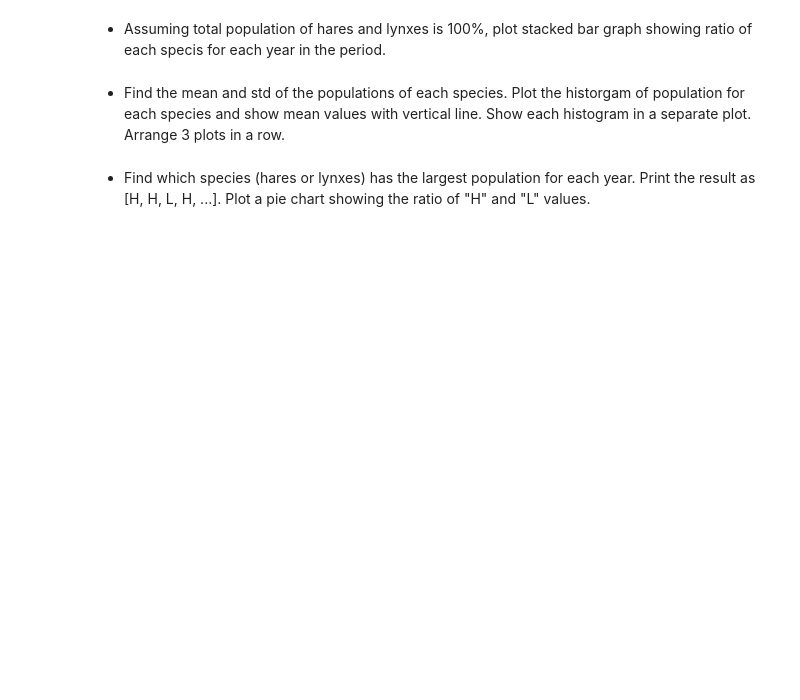
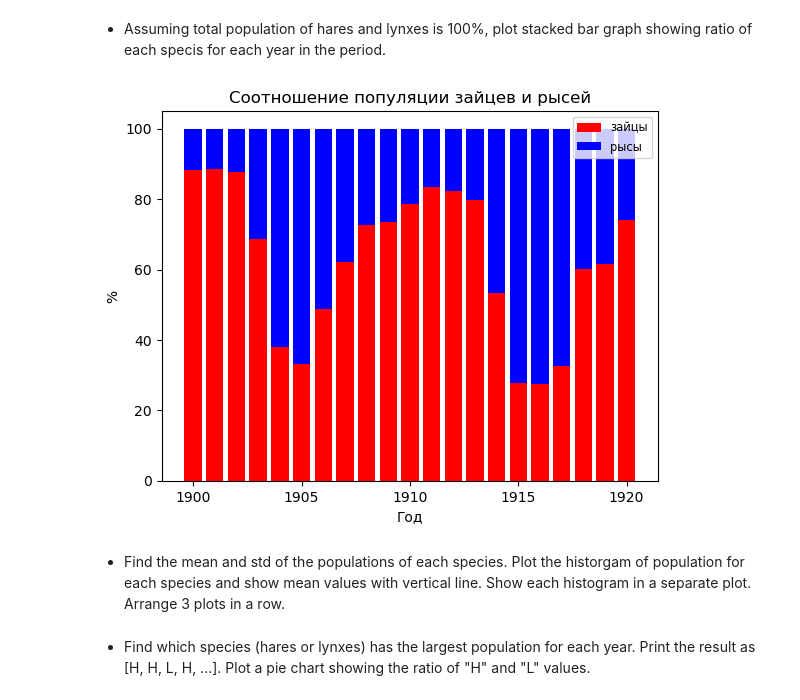
Before and after one commit to EgorovKS/EgorovKS_StatPrac, a Jupyter notebook: 2. numpy+matplotlib.ipynb, the cells around one changed output. Drawn from its saved outputs; the diff is of its cells as text; code cells hidden in the pictures; blank space fills up the shorter version.

```diff
--- a/2. numpy+matplotlib.ipynb
+++ b/2. numpy+matplotlib.ipynb
@@ -817,5 +943,37 @@ and do the following exercises **without for-loops**.
 # %% [markdown]
 - Assuming total population of hares and lynxes is 100%, plot stacked bar graph showing ratio of each specis for each year in the period.
+# %%
+import numpy as np
+import matplotlib.pyplot as plt
+
+data = np.loadtxt('http://www.scipy-lectures.org/_downloads/populations.txt')
+
+years = data[:, 0]
+hares = data[:, 1]
+lynxes = data[:, 2]
+
+#суммарная популяция зайцев и рысей
+hares_and_lynxes = hares + lynxes
+
+#соотношения относительно общей численности
+propotion_of_hares = hares / hares_and_lynxes * 100
+proportion_of_lynxes = lynxes / hares_and_lynxes * 100
+
+#столбачатая диаграма для зайцев
+plt.bar(years, propotion_of_hares, label='зайцы', color='red')
+
+#столбачатая диаграма для рысей
+plt.bar(years, proportion_of_lynxes, bottom=propotion_of_hares, label='рысы', color='blue')
+
+plt.title('Соотношение популяции зайцев и рысей')
+plt.xlabel('Год')
+plt.ylabel('%')
+
+plt.legend(fontsize='small')
+
+plt.show()
+# %% [output]
+[figure, added]
 # %% [markdown]
 - Find the mean and std of the populations of each species. Plot the historgam of population for each species and show mean values with vertical line. Show each histogram in a separate plot. Arrange 3 plots in a row.
 # %% [markdown]
```
Also changed, not shown: parts of 8 cells of this notebook.
